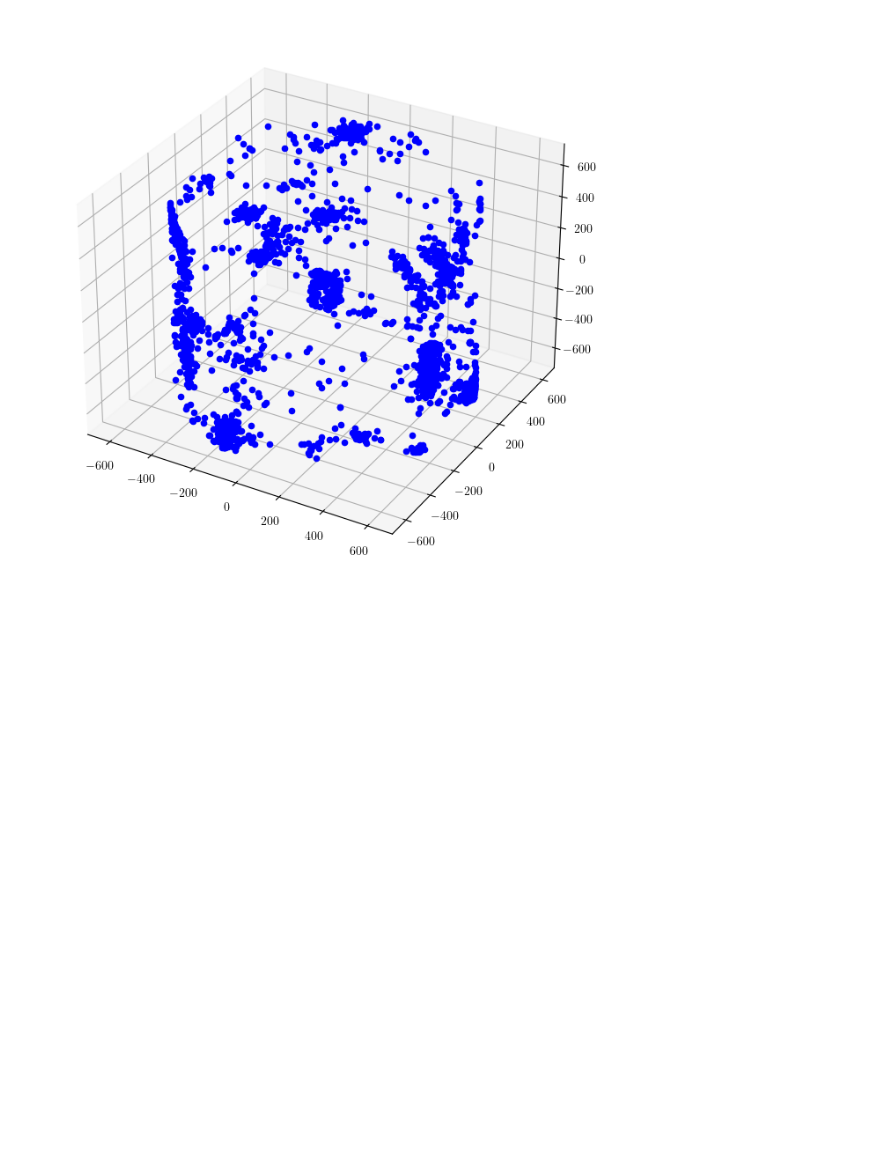
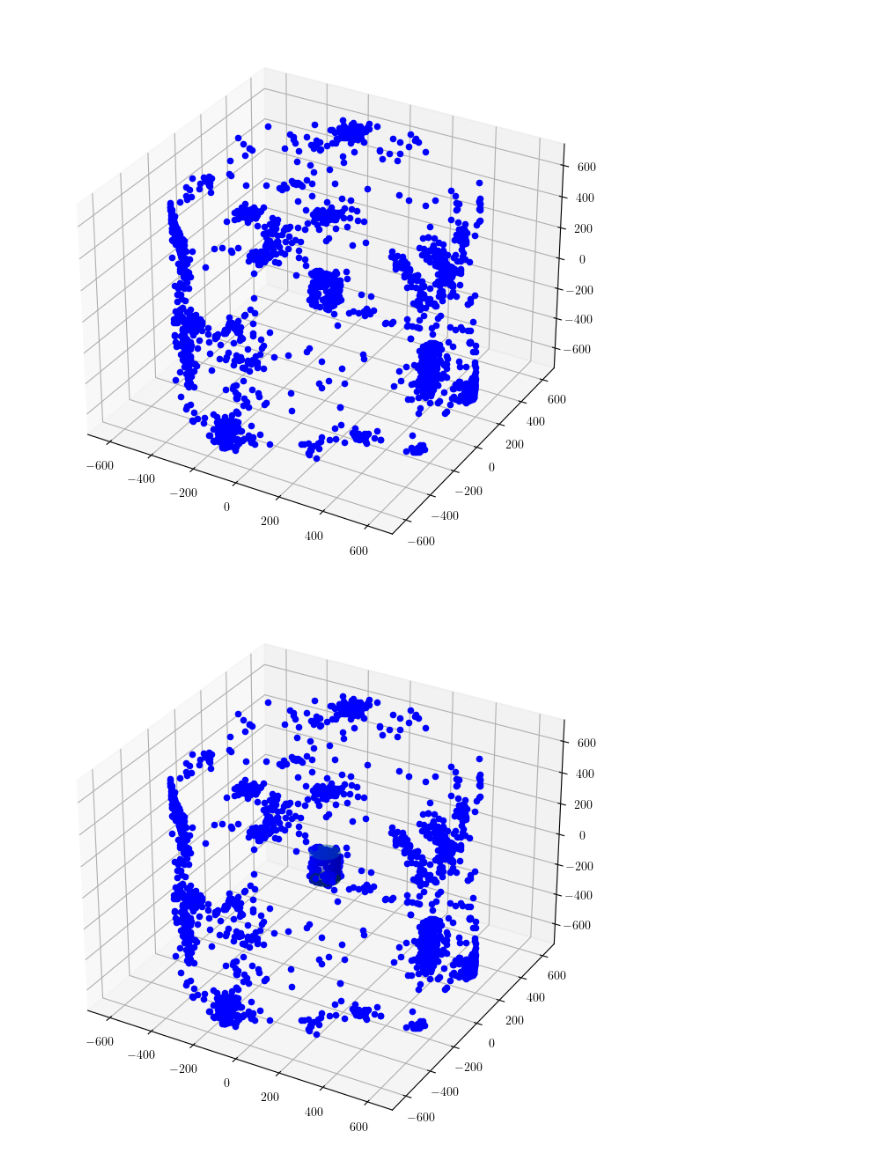
Before and after one commit to regaross/flukaSims, a Jupyter notebook: analysis/od_neutrons.ipynb, the cells around one changed output. Saved outputs shown, nothing was run; the diff lists cells and outputs as text; code cells hidden in the pictures; blank space fills up the shorter version.

```diff
--- a/analysis/od_neutrons.ipynb
+++ b/analysis/od_neutrons.ipynb
@@ -34,30 +45,34 @@ Radius = 64 # cm
 
 fig = plt.figure(figsize = (10,8))
 ax = fig.add_subplot(1, 1, 1, projection='3d')
 
 u = np.linspace(0, np.pi*2, 60)
 t = np.linspace(0, Radius, 60)
 z = np.linspace(-Height/2, Height/2, 2)
 
 #Defining the parametric space for making the top and bottom circles
 U, T = np.meshgrid(u, t)
 
 #For top and bottom
 X1 = T*np.cos(U)
 Y1 = T*np.sin(U)
 ZTop = Height/2*np.ones(X1.shape)
 ZBottom = -Height/2*np.ones(X1.shape)
 
 #Defining the parametric space for making the cylindrical column
 z = np.linspace(-Height/2, Height/2, 2)
 u, z = np.meshgrid(u, z)
 
 x = Radius * np.cos(u)
 y = Radius * np.sin(u)
 
 #Column
 ax.plot_surface(x, y, z, color='b', alpha = 0.3)
 #Top & Bottom
 ax.plot_surface(X1, Y1, ZTop, alpha=0.3, color='cyan', rstride=6, cstride=12)
 ax.plot_surface(X1, Y1, ZBottom, alpha=0.7, color='green', rstride=6, cstride=12)
+for point in points:
+    ax.scatter(point[0], point[1], point[2], color = 'b')
 plt.show()
+# %% [output]
+[figure, added]
```
Also changed, not shown: parts of 2 cells of this notebook, 11 other files.
